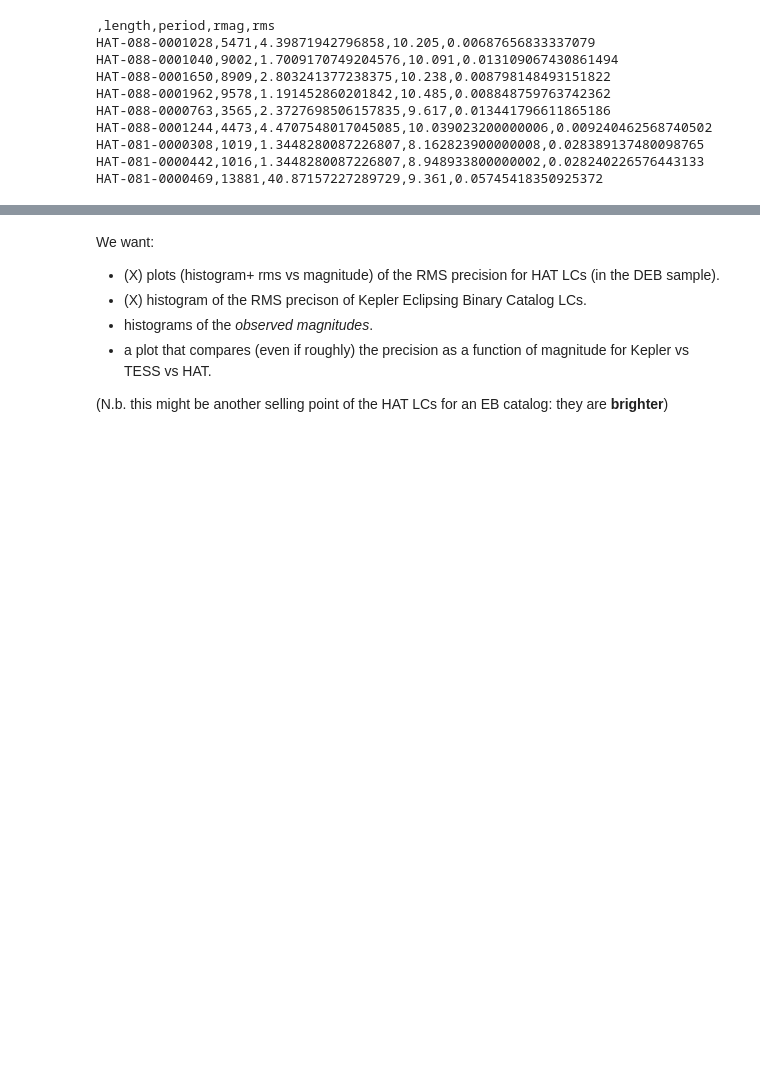
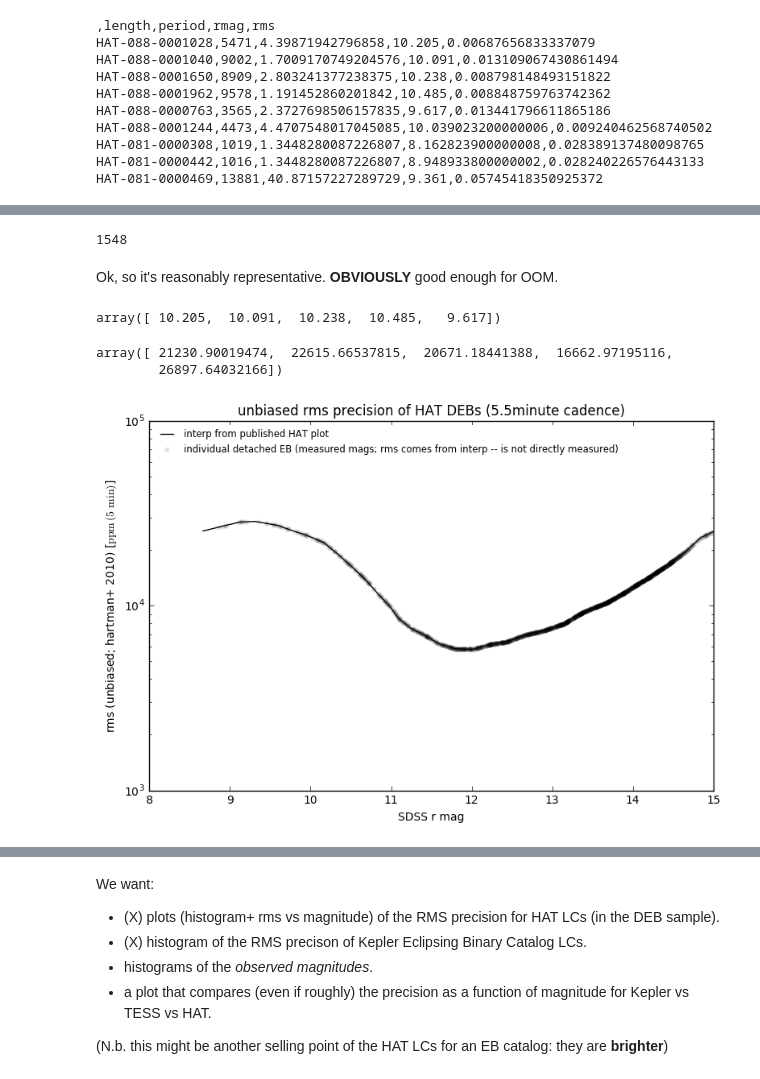
Before and after one commit to lgbouma/cbp, a Jupyter notebook: notebooks/precision_comparison.ipynb, the cells around one changed output, grey strips where cells are left out. Cells and saved outputs as stored; diff of their text form; code cells hidden in the pictures; blank space fills up the shorter version.

```diff
--- a/notebooks/precision_comparison.ipynb
+++ b/notebooks/precision_comparison.ipynb
@@ -443,0 +292,7 @@ fig.show()
+# %%
+from scipy.interpolate import interp1d
+f = interp1d(HAT_rmags, HAT_RMS_ppm, kind='linear')
+rms_new = f(debinfo['rmag'][np.array(debinfo['rmag']>min(HAT_rmags)) \
+                            & np.array(debinfo['rmag']<max(HAT_rmags))])
+
+rms_new
@@ -443,0 +307,38 @@ fig.show()
+# %%
+len(debinfo['rmag'])
+# %% [output]
+1548
+# %% [markdown]
+Ok, so it's reasonably representative. __OBVIOUSLY__ good enough for OOM.
+# %%
+debinfo_rmag = np.array(debinfo['rmag'][np.array(debinfo['rmag']>min(HAT_rmags)) \
+                            & np.array(debinfo['rmag']<max(HAT_rmags))])
+# %%
+debinfo_rmag[:5]
+# %% [output]
+array([ 10.205,  10.091,  10.238,  10.485,   9.617])
+# %%
+rms_new[:5]
+# %% [output]
+array([ 21230.90019474,  22615.66537815,  20671.18441388,  16662.97195116,
+        26897.64032166])
+# %%
+plt.close('all')
+fig, ax = plt.subplots(figsize=(8, 5.5))
+ax.scatter(debinfo_rmag, rms_new, linewidth=0,
+           alpha=0.1, color='k', zorder=0, label='individual detached EB (measured mags; rms comes from interp -- is not directly measured)')
+
+ax.plot(HAT_rmags, HAT_RMS_ppm, 'k-', lw=1, zorder=1, label='interp from published HAT plot')
+
+ax.set(xlabel='SDSS r mag', ylabel='rms (unbiased; hartman+ 2010) [$\mathrm{ppm\,(5\ min)}$]',
+       xlim=[8,15], title='unbiased rms precision of HAT DEBs (5.5minute cadence)',
+       yscale='log')
+
+leg = ax.legend(loc='upper left', fontsize='small', scatterpoints=1)
+leg.get_frame().set_linewidth(0.)
+
+fig.tight_layout()
+fig.savefig('plots/rms_unbiased_vs_rmag_HAT_DEBs.pdf')
+fig.show()
+# %% [output]
+[figure, added]
```
Also changed, not shown: parts of 55 cells of this notebook, 1 other file.
